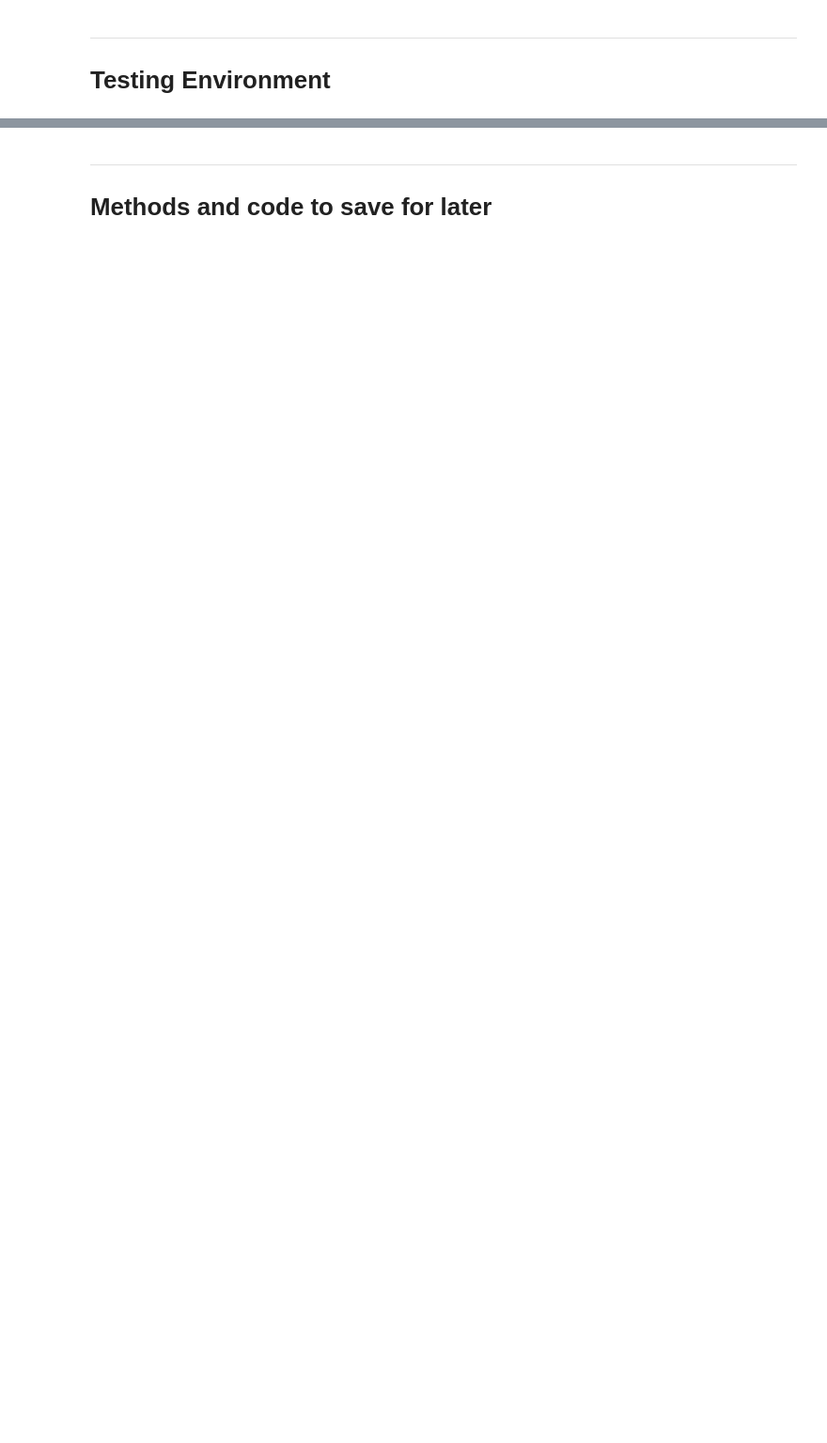
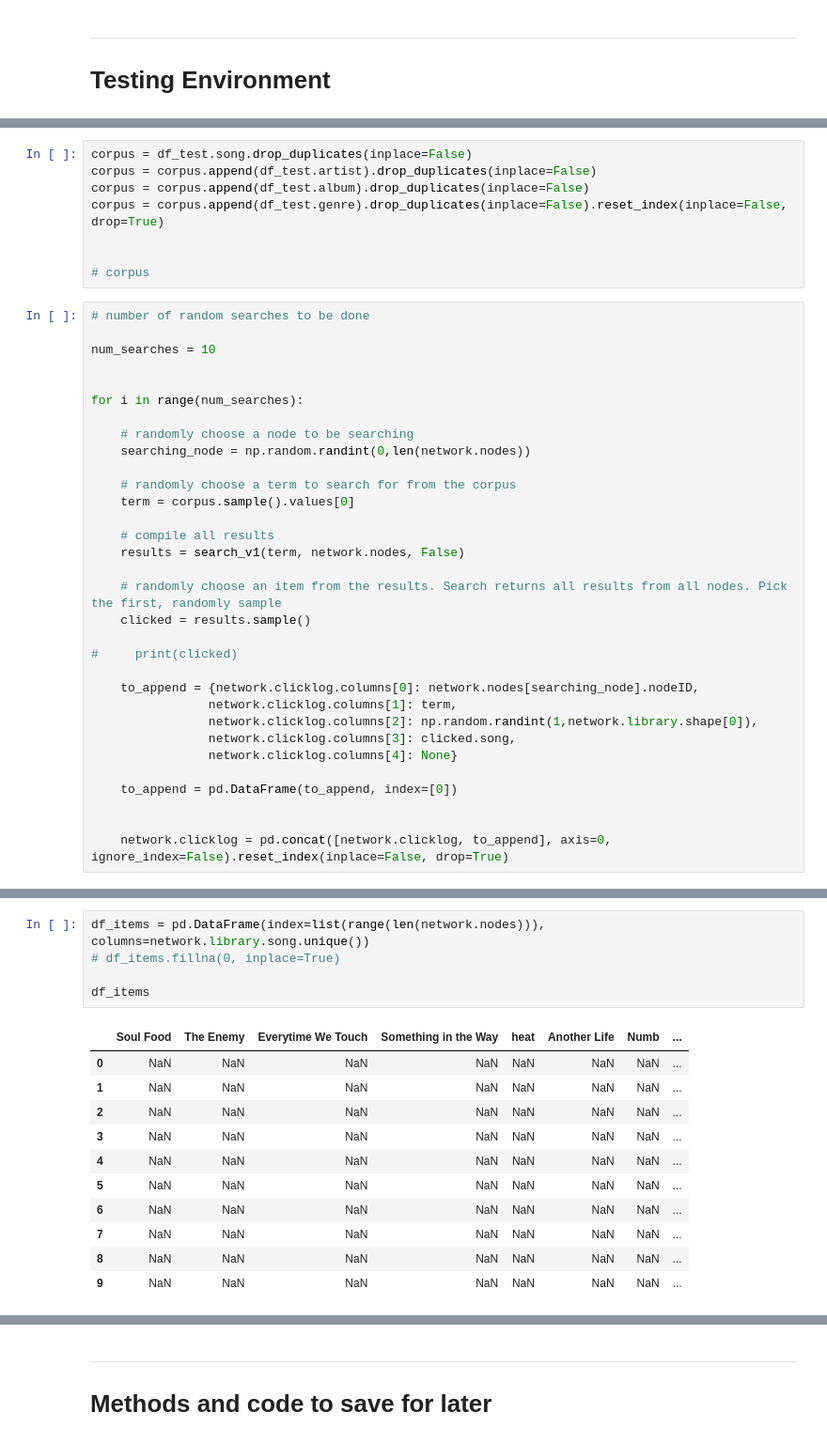
Before and after one commit to awrgold/distributed-learn-to-rank-v1, a Jupyter notebook: Building in Python.ipynb, the cells around one changed output, grey strips where cells are left out. Shown at 94% size. Cells and saved outputs as stored; diff of their text form; blank space fills up the shorter version.

```diff
--- a/Building in Python.ipynb
+++ b/Building in Python.ipynb
@@ -354,0 +656,40 @@ test_df.iloc[np.where(node.library.song.astype(str).str.contains("you", na=False
+# %%
+corpus = df_test.song.drop_duplicates(inplace=False)
+corpus = corpus.append(df_test.artist).drop_duplicates(inplace=False)
+corpus = corpus.append(df_test.album).drop_duplicates(inplace=False)
+corpus = corpus.append(df_test.genre).drop_duplicates(inplace=False).reset_index(inplace=False, drop=True)
+
+
+# corpus
+# %%
+# number of random searches to be done
+
+num_searches = 10
+
+
+for i in range(num_searches):
+
+    # randomly choose a node to be searching
+    searching_node = np.random.randint(0,len(network.nodes))
+
+    # randomly choose a term to search for from the corpus
+    term = corpus.sample().values[0]
+
+    # compile all results
+    results = search_v1(term, network.nodes, False)
+
+    # randomly choose an item from the results. Search returns all results from all nodes. Pick the first, randomly sample
+    clicked = results.sample()
+
+#     print(clicked)
+
+    to_append = {network.clicklog.columns[0]: network.nodes[searching_node].nodeID,
+                network.clicklog.columns[1]: term,
+                network.clicklog.columns[2]: np.random.randint(1,network.library.shape[0]),
+                network.clicklog.columns[3]: clicked.song,
+                network.clicklog.columns[4]: None}
+
+    to_append = pd.DataFrame(to_append, index=[0])
+
+
+    network.clicklog = pd.concat([network.clicklog, to_append], axis=0, ignore_index=False).reset_index(inplace=False, drop=True)
@@ -354,0 +739,17 @@ test_df.iloc[np.where(node.library.song.astype(str).str.contains("you", na=False
+# %%
+df_items = pd.DataFrame(index=list(range(len(network.nodes))), columns=network.library.song.unique())
+# df_items.fillna(0, inplace=True)
+
+df_items
+# %% [output]
+|  | Soul Food | The Enemy | Everytime We Touch | Something in the Way | heat | Another Life | Numb | ... |
+| 0 | NaN | NaN | NaN | NaN | NaN | NaN | NaN | ... |
+| 1 | NaN | NaN | NaN | NaN | NaN | NaN | NaN | ... |
+| 2 | NaN | NaN | NaN | NaN | NaN | NaN | NaN | ... |
+| 3 | NaN | NaN | NaN | NaN | NaN | NaN | NaN | ... |
+| 4 | NaN | NaN | NaN | NaN | NaN | NaN | NaN | ... |
+| 5 | NaN | NaN | NaN | NaN | NaN | NaN | NaN | ... |
+| 6 | NaN | NaN | NaN | NaN | NaN | NaN | NaN | ... |
+| 7 | NaN | NaN | NaN | NaN | NaN | NaN | NaN | ... |
+| 8 | NaN | NaN | NaN | NaN | NaN | NaN | NaN | ... |
+| 9 | NaN | NaN | NaN | NaN | NaN | NaN | NaN | ... |
```
Also changed, not shown: parts of 58 cells of this notebook.
